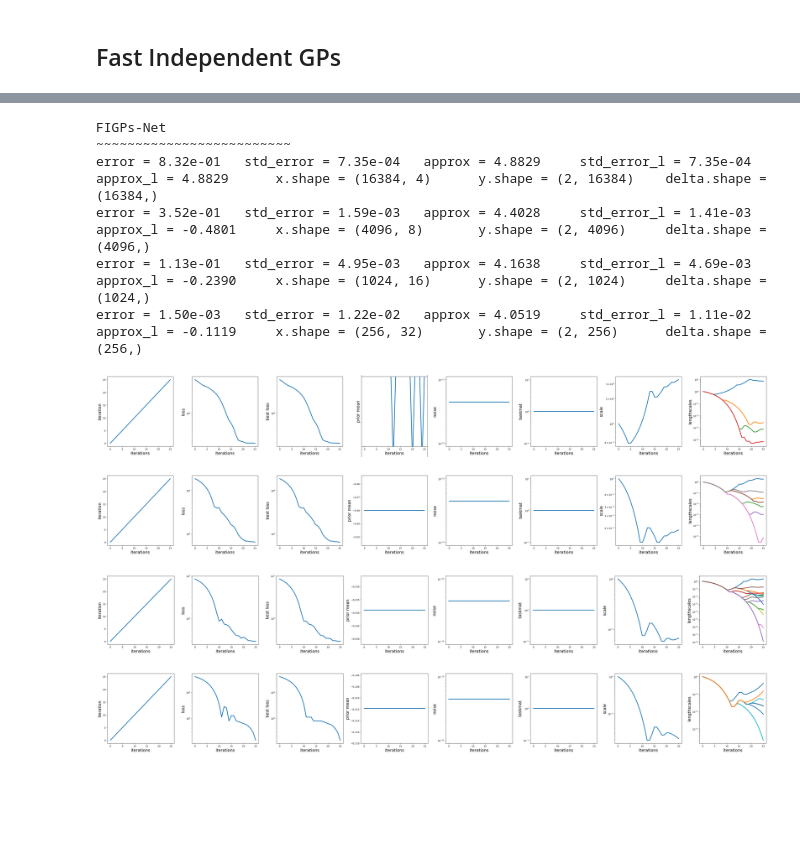
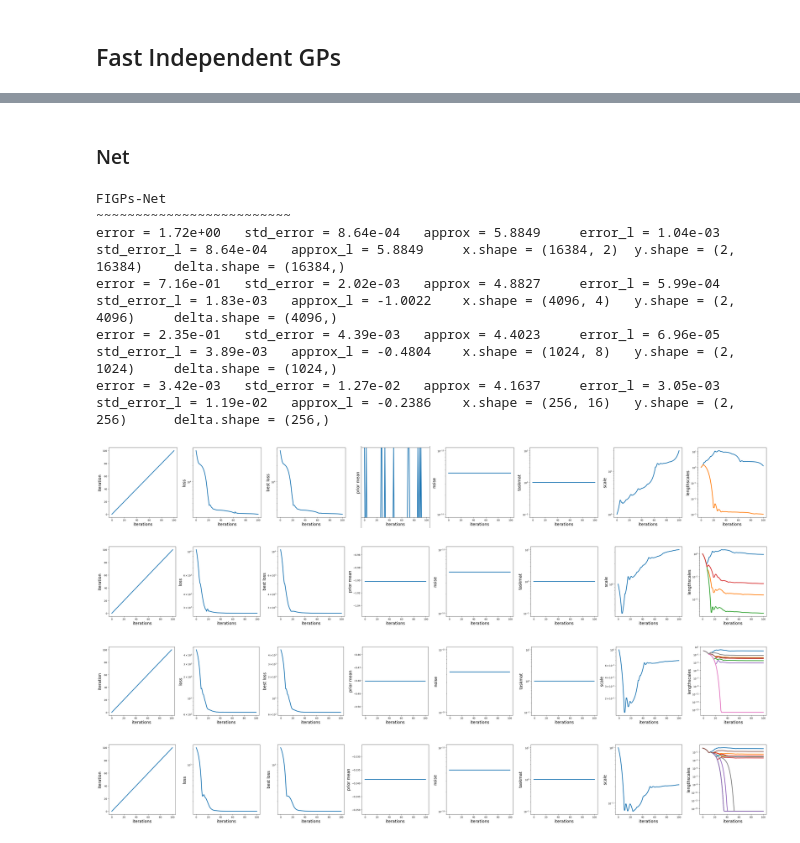
Before and after one commit to alegresor/fastgps, a Jupyter notebook: docs/examples/mlqmc/comparison.ipynb, the cells around one changed output, grey strips where cells are left out. Saved outputs shown, nothing was run; the diff lists cells and outputs as text; code cells hidden in the pictures; blank space fills up the shorter version.

Commit message:
baseline mlqmc comp

```diff
--- a/docs/examples/mlqmc/comparison.ipynb
+++ b/docs/examples/mlqmc/comparison.ipynb
@@ -69,9 +70,10 @@ for l in range(levels):
     mlmc_approx += mlmc_approx_l
     mlmc_std_error_l = delta.std(ddof=1)/np.sqrt(n[l])
     mlmc_std_error = np.sqrt(mlmc_std_error**2+mlmc_std_error_l**2)
+    mlmc_true_error_l = np.abs(mlmc_approx_l-exact_diffs[l])
     mlmc_true_error = np.abs(mlmc_approx-exact_values[-1])
-    print("error = %-10.2e std_error = %-10.2e approx = %-10.4f std_error_l = %-10.2e approx_l = %-10.4f  x.shape = %-10s\ty.shape = %-10s\tdelta.shape = %-10s"\
-          %(mlmc_true_error,mlmc_std_error,mlmc_approx,mlmc_std_error_l,mlmc_approx_l,x.shape,y.shape,delta.shape))
+    print("error = %-10.2e std_error = %-10.2e approx = %-10.4f error_l = %-10.2e std_error_l = %-10.2e approx_l = %-10.4f x.shape = %-10s\ty.shape = %-10s\tdelta.shape = %-10s"\
+          %(mlmc_true_error,mlmc_std_error,mlmc_approx,mlmc_true_error_l,mlmc_std_error_l,mlmc_approx_l,x.shape,y.shape,delta.shape))
 # %% [output]
 MLMC-IID
 ~~~~~~~~~~~~~~~~~~~~~~~~~
@@ -99,9 +101,10 @@ for l in range(levels):
     mlqmc_lattice_approx += mlqmc_lattice_approx_l
     mlqmc_lattice_std_error_l = muhats.std(ddof=1)/np.sqrt(r)
     mlqmc_lattice_std_error = np.sqrt(mlqmc_lattice_std_error**2+mlqmc_lattice_std_error_l**2)
+    mlqmc_lattice_true_error_l = np.abs(mlqmc_lattice_approx_l-exact_diffs[l])
     mlqmc_lattice_true_error = np.abs(mlqmc_lattice_approx-exact_values[-1])
-    print("error = %-10.2e std_error = %-10.2e approx = %-10.4f std_error_l = %-10.2e approx_l = %-10.4f  x.shape = %-10s\ty.shape = %-10s\tdelta.shape = %-10s"\
-          %(mlqmc_lattice_true_error,mlqmc_lattice_std_error,mlqmc_lattice_approx,mlqmc_lattice_std_error_l,mlqmc_lattice_approx_l,x.shape,y.shape,delta.shape))
+    print("error = %-10.2e std_error = %-10.2e approx = %-10.4f error_l = %-10.2e std_error_l = %-10.2e approx_l = %-10.4f x.shape = %-10s\ty.shape = %-10s\tdelta.shape = %-10s"\
+          %(mlqmc_lattice_true_error,mlqmc_lattice_std_error,mlqmc_lattice_approx,mlqmc_lattice_true_error_l,mlqmc_lattice_std_error_l,mlqmc_lattice_approx_l,x.shape,y.shape,delta.shape))
 # %% [output]
 MLQMC-Lattice
 ~~~~~~~~~~~~~~~~~~~~~~~~~
@@ -127,9 +130,10 @@ for l in range(levels):
     mlqmc_net_approx += mlqmc_net_approx_l
     mlqmc_net_std_error_l = muhats.std(ddof=1)/np.sqrt(r)
     mlqmc_net_std_error = np.sqrt(mlqmc_net_std_error**2+mlqmc_net_std_error_l**2)
+    mlqmc_net_true_error_l = np.abs(mlqmc_net_approx_l-exact_diffs[l])
     mlqmc_net_true_error = np.abs(mlqmc_net_approx-exact_values[-1])
-    print("error = %-10.2e std_error = %-10.2e approx = %-10.4f std_error_l = %-10.2e approx_l = %-10.4f  x.shape = %-10s\ty.shape = %-10s\tdelta.shape = %-10s"\
-          %(mlqmc_net_true_error,mlqmc_net_std_error,mlqmc_net_approx,mlqmc_net_std_error_l,mlqmc_net_approx_l,x.shape,y.shape,delta.shape))
+    print("error = %-10.2e std_error = %-10.2e approx = %-10.4f error_l = %-10.2e std_error_l = %-10.2e approx_l = %-10.4f x.shape = %-10s\ty.shape = %-10s\tdelta.shape = %-10s"\
+          %(mlqmc_net_true_error,mlqmc_net_std_error,mlqmc_net_approx,mlqmc_net_true_error_l,mlqmc_net_std_error_l,mlqmc_net_approx_l,x.shape,y.shape,delta.shape))
 # %% [output]
 MLQMC-Net
 ~~~~~~~~~~~~~~~~~~~~~~~~~
@@ -164,8 +170,8 @@ for l in range(levels):
     figps_lattice[l].add_y_next(torch.from_numpy(delta))
     fit_data = figps_lattice[l].fit(
         loss_metric = "MLL",
-        stop_crit_improvement_threshold = 1e-0,
-        iterations = 25,
+        stop_crit_improvement_threshold = 1e-3,
+        iterations = 100,
         store_hists = True,
         verbose = False,
     )
@@ -174,9 +180,10 @@ for l in range(levels):
     figps_lattice_approx += figps_lattice_approx_l
     figps_lattice_std_error_l = np.sqrt(figps_lattice[l].post_cubature_var().numpy())
     figps_lattice_std_error = np.sqrt(figps_lattice_std_error**2+figps_lattice_std_error_l**2)
+    figps_lattice_true_error_l = np.abs(figps_lattice_approx_l-exact_diffs[l])
     figps_lattice_true_error = np.abs(figps_lattice_approx-exact_values[-1])
-    print("error = %-10.2e std_error = %-10.2e approx = %-10.4f std_error_l = %-10.2e approx_l = %-10.4f  x.shape = %-10s\ty.shape = %-10s\tdelta.shape = %-10s"\
-          %(figps_lattice_true_error,figps_lattice_std_error,figps_lattice_approx,figps_lattice_std_error_l,figps_lattice_approx_l,x.shape,y.shape,delta.shape))
+    print("error = %-10.2e std_error = %-10.2e approx = %-10.4f error_l = %-10.2e std_error_l = %-10.2e approx_l = %-10.4f x.shape = %-10s\ty.shape = %-10s\tdelta.shape = %-10s"\
+          %(figps_lattice_true_error,figps_lattice_std_error,figps_lattice_approx,figps_lattice_true_error_l,figps_lattice_std_error_l,figps_lattice_approx_l,x.shape,y.shape,delta.shape))
 # %% [output]
 FIGPs-Lattice
 ~~~~~~~~~~~~~~~~~~~~~~~~~
@@ -191,3 +198,5 @@ error = 6.67e-03   std_error = 2.77e-02   approx = 4.0437     std_error_l = 2.41
+# %% [markdown]
+### Net
 # %%
 print("FIGPs-Net")
 print("~"*25)
@@ -198,42 +207,43 @@ figps_net = [
         kernel = qp.KernelDigShiftInvar(
             d = d[l],
             torchify = True,
             alpha = 2
         ),
         seqs = net_samplers_figps[l],
     )
     for l in range(levels)
 ]
 figps_net_approx = 0
 figps_net_std_error = 0
 for l in range(levels):
     x = figps_net[l].get_x_next(n=n[l]).numpy()
     y = fs[l].f(x)
     delta = y[1]-y[0]
     figps_net[l].add_y_next(torch.from_numpy(delta))
     fit_data = figps_net[l].fit(
         loss_metric = "MLL",
-        stop_crit_improvement_threshold = 1e-0,
-        iterations = 25,
+        stop_crit_improvement_threshold = 1e-3,
+        iterations = 100,
         store_hists = True,
         verbose = False,
     )
     fastgps.plot_fastgps_fit_data(fit_data)
     figps_net_approx_l = figps_net[l].post_cubature_mean().numpy()
     figps_net_approx += figps_net_approx_l
     figps_net_std_error_l = np.sqrt(figps_net[l].post_cubature_var().numpy())
     figps_net_std_error = np.sqrt(figps_net_std_error**2+figps_net_std_error_l**2)
+    figps_net_true_error_l = np.abs(figps_net_approx_l-exact_diffs[l])
     figps_net_true_error = np.abs(figps_net_approx-exact_values[-1])
-    print("error = %-10.2e std_error = %-10.2e approx = %-10.4f std_error_l = %-10.2e approx_l = %-10.4f  x.shape = %-10s\ty.shape = %-10s\tdelta.shape = %-10s"\
-          %(figps_net_true_error,figps_net_std_error,figps_net_approx,figps_net_std_error_l,figps_net_approx_l,x.shape,y.shape,delta.shape))
+    print("error = %-10.2e std_error = %-10.2e approx = %-10.4f error_l = %-10.2e std_error_l = %-10.2e approx_l = %-10.4f x.shape = %-10s\ty.shape = %-10s\tdelta.shape = %-10s"\
+          %(figps_net_true_error,figps_net_std_error,figps_net_approx,figps_net_true_error_l,figps_net_std_error_l,figps_net_approx_l,x.shape,y.shape,delta.shape))
 # %% [output]
 FIGPs-Net
 ~~~~~~~~~~~~~~~~~~~~~~~~~
-error = 8.32e-01   std_error = 7.35e-04   approx = 4.8829     std_error_l = 7.35e-04   approx_l = 4.8829      x.shape = (16384, 4)      y.shape = (2, 16384)    delta.shape = (16384,)
-error = 3.52e-01   std_error = 1.59e-03   approx = 4.4028     std_error_l = 1.41e-03   approx_l = -0.4801     x.shape = (4096, 8)       y.shape = (2, 4096)     delta.shape = (4096,)
-error = 1.13e-01   std_error = 4.95e-03   approx = 4.1638     std_error_l = 4.69e-03   approx_l = -0.2390     x.shape = (1024, 16)      y.shape = (2, 1024)     delta.shape = (1024,)
-error = 1.50e-03   std_error = 1.22e-02   approx = 4.0519     std_error_l = 1.11e-02   approx_l = -0.1119     x.shape = (256, 32)       y.shape = (2, 256)      delta.shape = (256,)
+error = 1.72e+00   std_error = 8.64e-04   approx = 5.8849     error_l = 1.04e-03   std_error_l = 8.64e-04   approx_l = 5.8849     x.shape = (16384, 2)  y.shape = (2, 16384)    delta.shape = (16384,)
+error = 7.16e-01   std_error = 2.02e-03   approx = 4.8827     error_l = 5.99e-04   std_error_l = 1.83e-03   approx_l = -1.0022    x.shape = (4096, 4)   y.shape = (2, 4096)     delta.shape = (4096,)
+error = 2.35e-01   std_error = 4.39e-03   approx = 4.4023     error_l = 6.96e-05   std_error_l = 3.89e-03   approx_l = -0.4804    x.shape = (1024, 8)   y.shape = (2, 1024)     delta.shape = (1024,)
+error = 3.42e-03   std_error = 1.27e-02   approx = 4.1637     error_l = 3.05e-03   std_error_l = 1.19e-02   approx_l = -0.2386    x.shape = (256, 16)   y.shape = (2, 256)      delta.shape = (256,)
-[figure, old version]
+[figure, new version]
-[figure, old version]
+[figure, new version]
-[figure, old version]
+[figure, new version]
-[figure, old version]
+[figure, new version]
```
Also changed, not shown: parts of 16 cells of this notebook.
